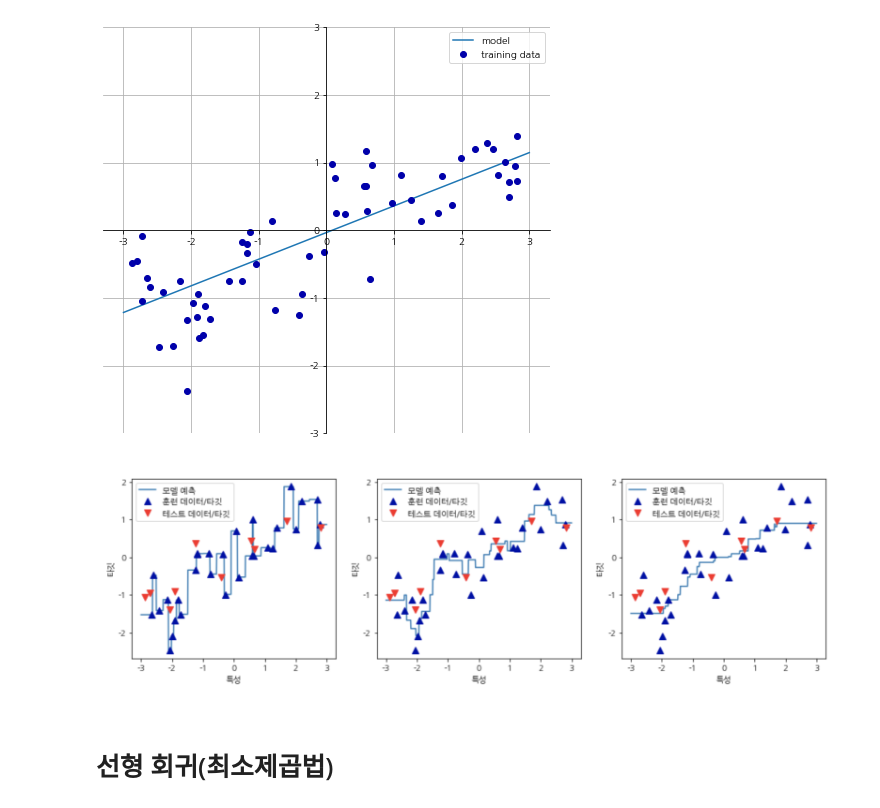
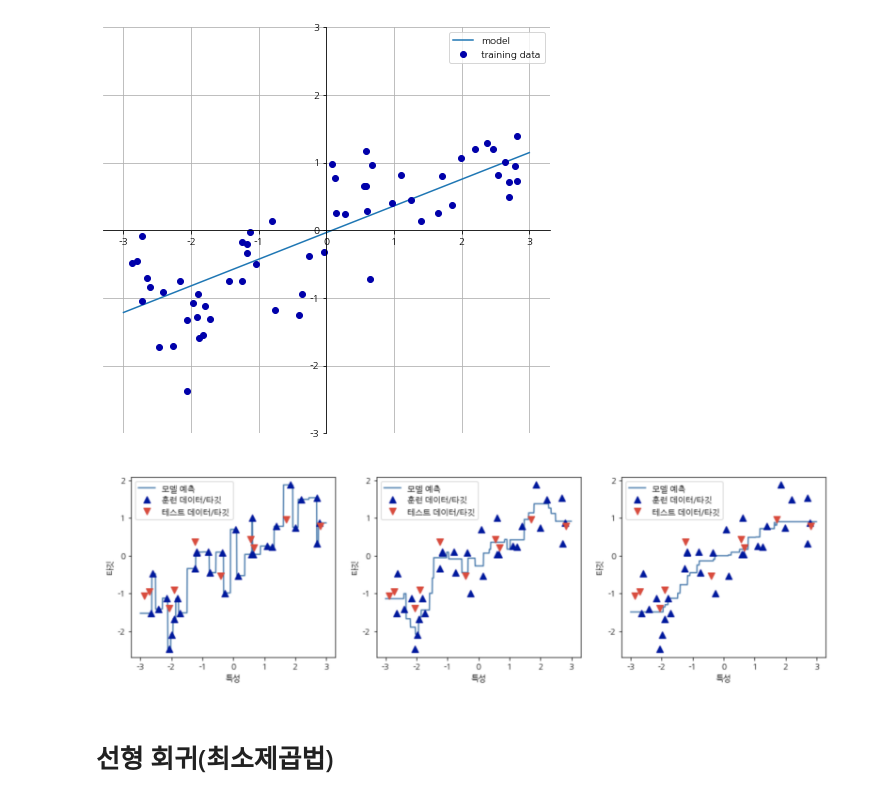
Before and after one commit to sdlee1026/machine, a Jupyter notebook: models/Supervised_Learning/Linear_model.ipynb, the cells around one changed output. Cells and saved outputs as stored; diff of their text form; code cells hidden in the pictures.

```diff
--- a/models/Supervised_Learning/Linear_model.ipynb
+++ b/models/Supervised_Learning/Linear_model.ipynb
@@ -55,8 +55,10 @@ w[0]: 0.393906  b: -0.031804
 # %%
 # 회귀를 위한 선형 모델은 특성의 갯수에 따라서 하나일 땐 직선, 두개일 땐 평면
 # 그 이상일 땐(더 높은 차원:특성이 더 많은 3++) 초평면(hyperplane)이 되는 회귀 모델의 특징을 가지고 있음
-# %% [markdown]
-![image.png](attachment:image.png)
+# %%
+Image("./img/KNeighborsRegressor_compare.png")
+# %% [output]
+[figure, added]
 # %%
 # KNeighborsRegressor를 사용한 선과 비교해보면, 직선을 사용한 사용한 예측이 더 제약이 많아보임
 # 즉, 데이터의 상세 정보를 모두 잃어버린 것 처럼 보임
```
Also changed, not shown: 1 other file.
